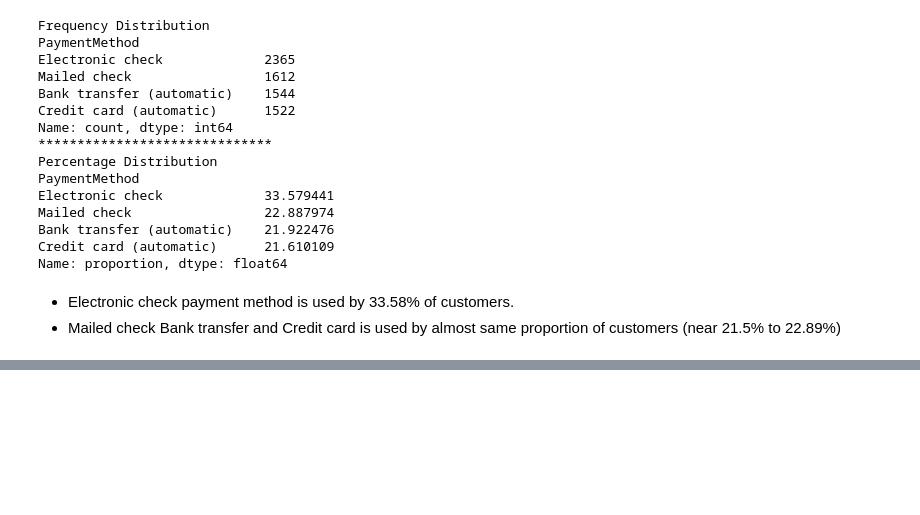
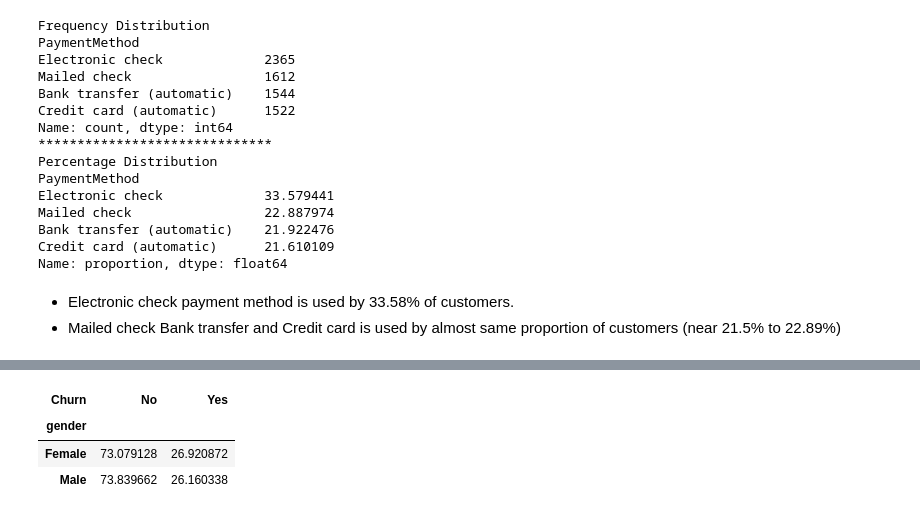
Before and after one commit to dheeraj59/Telco-Customer-Churn-EDA, a Jupyter notebook: eda.ipynb, the cells around one changed output, grey strips where cells are left out. Cells and saved outputs as stored; diff of their text form; code cells hidden in the pictures; blank space fills up the shorter version.

```diff
--- a/eda.ipynb
+++ b/eda.ipynb
@@ -956,0 +970,7 @@ Name: proportion, dtype: float64
+# %%
+pd.crosstab(df["gender"], df["Churn"], normalize='index')*100
+# %% [output]
+| Churn | No | Yes |
+| gender |  |  |
+| Female | 73.079128 | 26.920872 |
+| Male | 73.839662 | 26.160338 |
```
Also changed, not shown: parts of 9 cells of this notebook.
